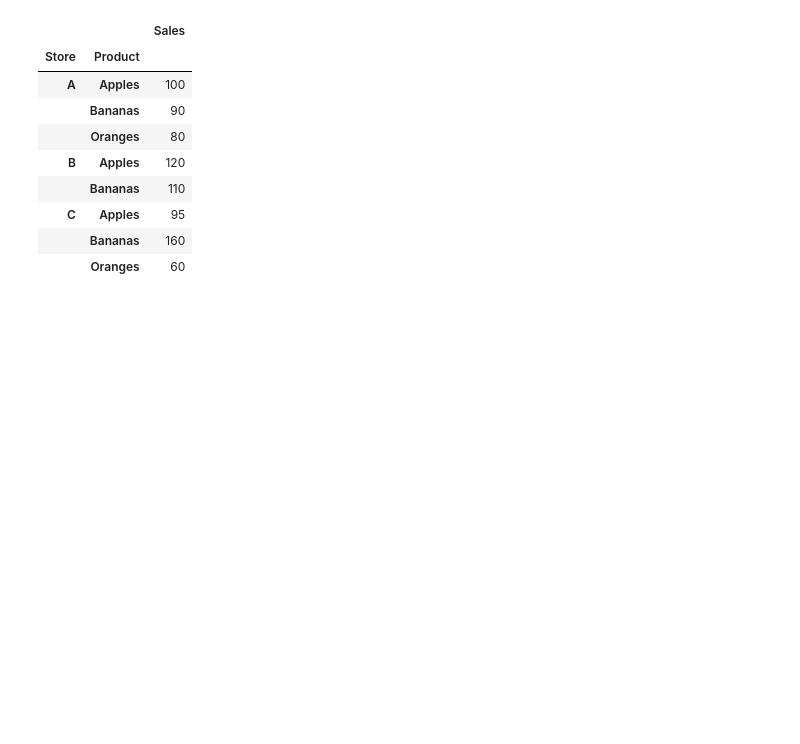
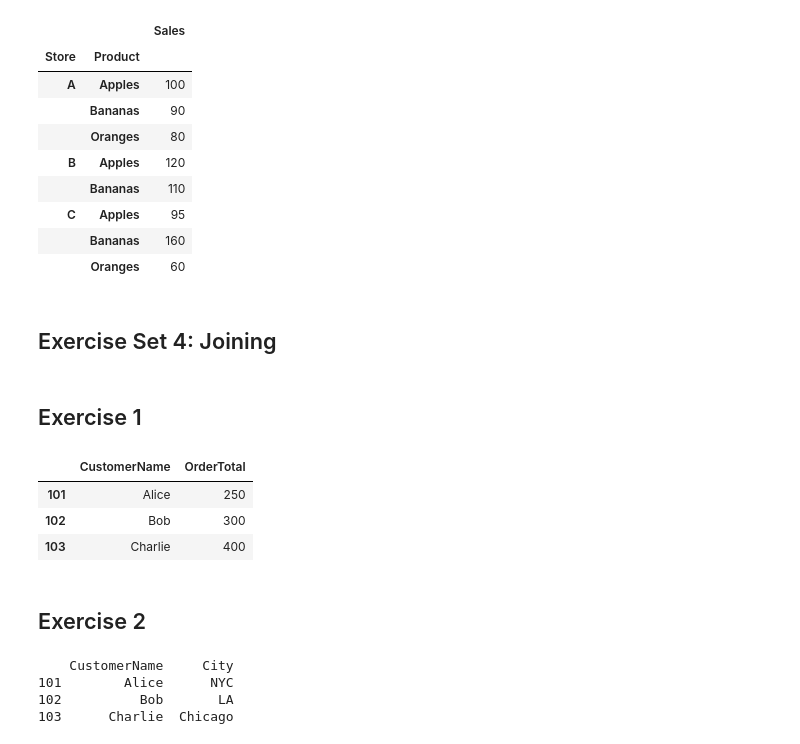
Before and after one commit to ckongshaug87/DA_M2_CodingExercises, a Jupyter notebook: w1_exercises.ipynb, the cells around one changed output. Drawn from its saved outputs; the diff is of its cells as text; code cells hidden in the pictures; blank space fills up the shorter version.

Commit message:
finishing up data wrangling

```diff
--- a/w1_exercises.ipynb
+++ b/w1_exercises.ipynb
@@ -608,3 +608,36 @@ df.groupby(['Store', 'Product']).agg({'Sales': 'sum'})
 | C | Apples | 95 |
 |  | Bananas | 160 |
 |  | Oranges | 60 |
+# %% [markdown]
+## Exercise Set 4: Joining
+# %% [markdown]
+## Exercise 1
+# %%
+import pandas as pd
+
+df_customers = pd.DataFrame({
+"CustomerName": ["Alice", "Bob", "Charlie"]
+}, index=[101, 102, 103])
+
+df_orders = pd.DataFrame({
+"OrderTotal": [250, 300, 400]
+}, index=[101, 102, 103])
+# %%
+df_customers.join(df_orders, how='left')
+# %% [output]
+|  | CustomerName | OrderTotal |
+| 101 | Alice | 250 |
+| 102 | Bob | 300 |
+| 103 | Charlie | 400 |
+# %% [markdown]
+## Exercise 2
+# %%
+df_cities = pd.DataFrame({
+    'City': ['NYC', 'LA', 'Chicago']
+}, index=[101, 102, 103])
+print(df_customers.join(df_cities))
+# %% [output]
+    CustomerName     City
+101        Alice      NYC
+102          Bob       LA
+103      Charlie  Chicago
```
